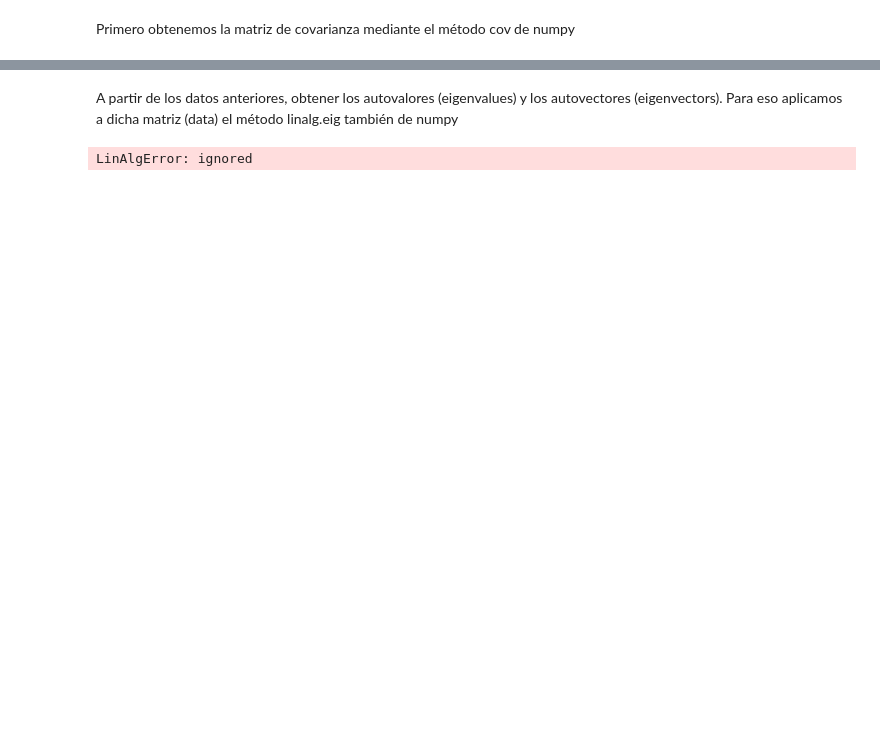
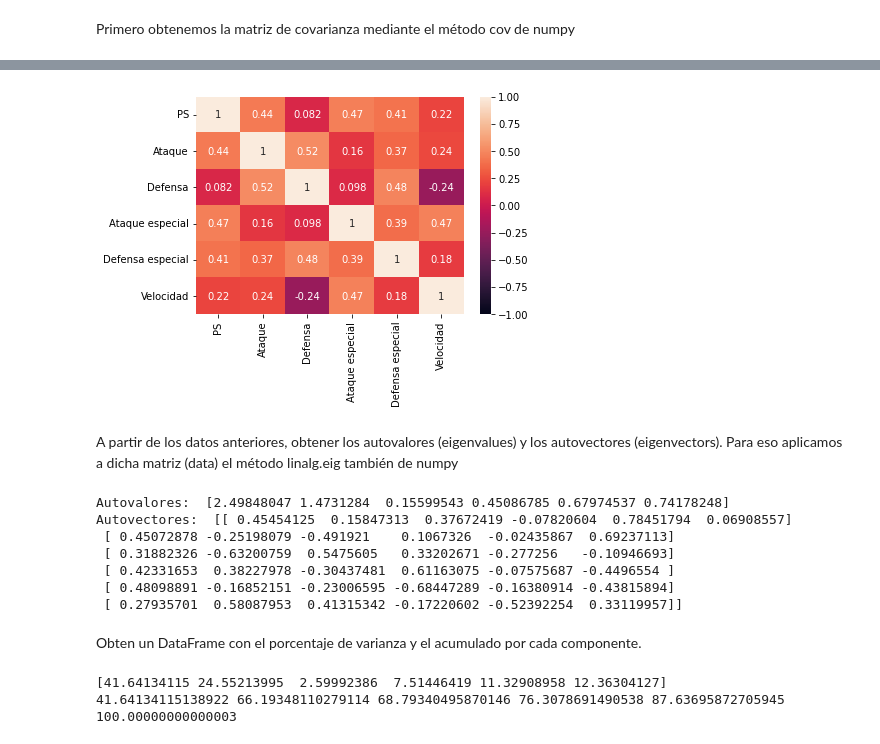
Before and after one commit to javierarteagapuell/deeplearning, a Jupyter notebook: Ejercicio3.ipynb, the cells around one changed output, grey strips where cells are left out. Cells and saved outputs as stored; diff of their text form; code cells hidden in the pictures; blank space fills up the shorter version.

```diff
--- a/Ejercicio3.ipynb
+++ b/Ejercicio3.ipynb
@@ -127,9 +151,36 @@ array([[ 0.96666667,  0.26666667, -0.3       ,  0.53333333,  0.8       ,
+# %%
+import seaborn as sns
+sns.heatmap(data_transformed.corr(),vmin=-1, vmax=1, annot=True);
+# %% [output]
+[figure, added]
 # %% [markdown]
 A partir de los datos anteriores, obtener los autovalores (eigenvalues) y los
 autovectores (eigenvectors). Para eso aplicamos a dicha matriz (data) el método linalg.eig también de numpy
 # %%
-autovalores, autovectores = np.linalg.eig(data)
-print("Autovalores: ", autovalores)
-print("Autovectores: ", autovectores)
+Autovalores, Autovectores = np.linalg.eig(data_corr)
+print("Autovalores: ", Autovalores)
+print("Autovectores: ", Autovectores)
 # %% [output]
-LinAlgError: ignored
+Autovalores:  [2.49848047 1.4731284  0.15599543 0.45086785 0.67974537 0.74178248]
+Autovectores:  [[ 0.45454125  0.15847313  0.37672419 -0.07820604  0.78451794  0.06908557]
+ [ 0.45072878 -0.25198079 -0.491921    0.1067326  -0.02435867  0.69237113]
+ [ 0.31882326 -0.63200759  0.5475605   0.33202671 -0.277256   -0.10946693]
+ [ 0.42331653  0.38227978 -0.30437481  0.61163075 -0.07575687 -0.4496554 ]
+ [ 0.48098891 -0.16852151 -0.23006595 -0.68447289 -0.16380914 -0.43815894]
+ [ 0.27935701  0.58087953  0.41315342 -0.17220602 -0.52392254  0.33119957]]
+# %% [markdown]
+Obten un DataFrame con el
+porcentaje de varianza y el acumulado por cada componente.
+# %%
+Porcentaje_De_Varianza=(Autovalores*100)/len(Autovalores)
+print(Porcentaje_De_Varianza)
+i=1
+Porcentaje_Acumulado=0
+
+for i in range(len(Porcentaje_De_Varianza)):
+  Porcentaje_Acumulado=Porcentaje_Acumulado+Porcentaje_De_Varianza[i]
+  print(Porcentaje_Acumulado, end=" ")
+  #Porc_Def=np.array(Porcentaje_Acumulado)
+# %% [output]
+[41.64134115 24.55213995  2.59992386  7.51446419 11.32908958 12.36304127]
+41.64134115138922 66.19348110279114 68.79340495870146 76.3078691490538 87.63695872705945 100.00000000000003
```
Also changed, not shown: parts of 6 cells of this notebook.
